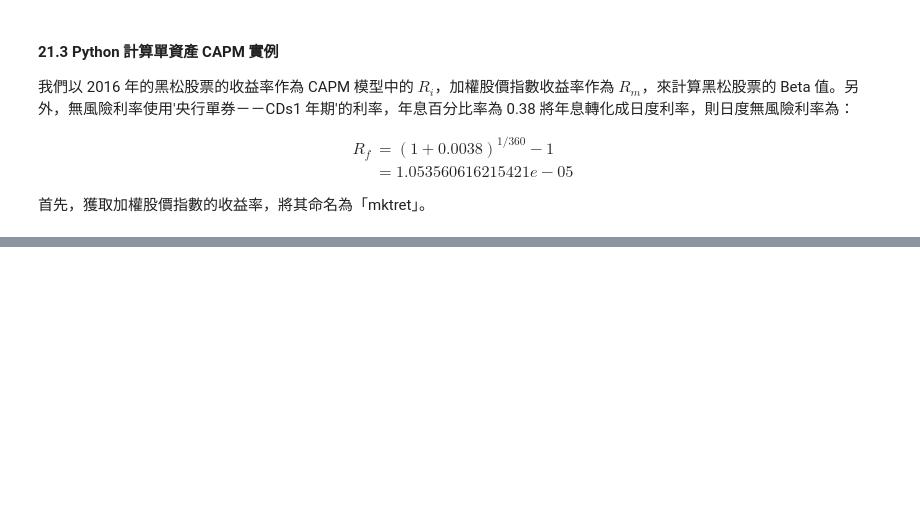
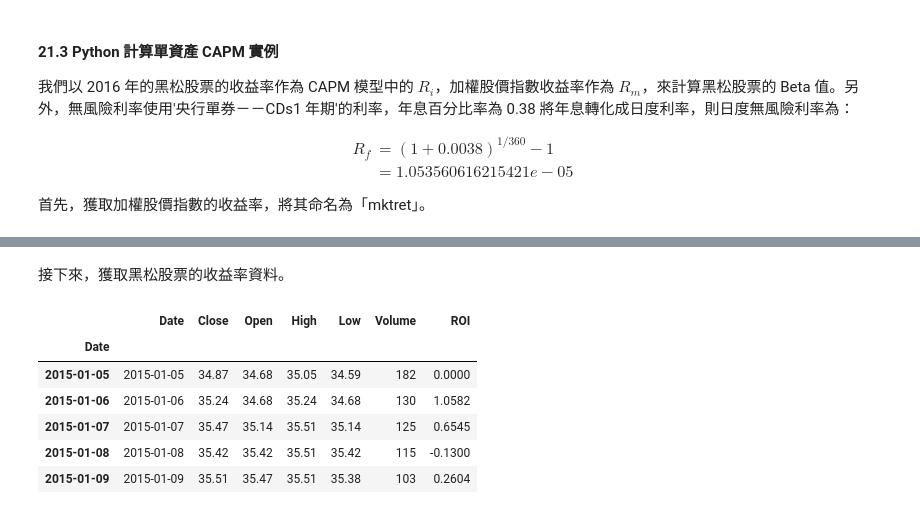
Before and after one commit to okluda/finpy_practice, a Jupyter notebook: ch_21.ipynb, the cells around one changed output, grey strips where cells are left out. Cells and saved outputs as stored; diff of their text form; code cells hidden in the pictures; blank space fills up the shorter version.

```diff
--- a/ch_21.ipynb
+++ b/ch_21.ipynb
@@ -80,0 +93,15 @@ $$R$$
+# %% [markdown]
+接下來，獲取黑松股票的收益率資料。
+# %%
+# 獲取黑松股票的收益率資料
+HeySong=pd.read_csv('.\\PythonBook_code_data\\part3\\021\\1234.csv',sep='\t')
+HeySong.index=pd.to_datetime(HeySong.Date)
+HeySong.head()
+# %% [output]
+|  | Date | Close | Open | High | Low | Volume | ROI |
+| Date |  |  |  |  |  |  |  |
+| 2015-01-05 | 2015-01-05 | 34.87 | 34.68 | 35.05 | 34.59 | 182 | 0.0000 |
+| 2015-01-06 | 2015-01-06 | 35.24 | 34.68 | 35.24 | 34.68 | 130 | 1.0582 |
+| 2015-01-07 | 2015-01-07 | 35.47 | 35.14 | 35.51 | 35.14 | 125 | 0.6545 |
+| 2015-01-08 | 2015-01-08 | 35.42 | 35.42 | 35.51 | 35.42 | 115 | -0.1300 |
+| 2015-01-09 | 2015-01-09 | 35.51 | 35.47 | 35.51 | 35.38 | 103 | 0.2604 |
```
Also changed, not shown: parts of 16 cells of this notebook.
